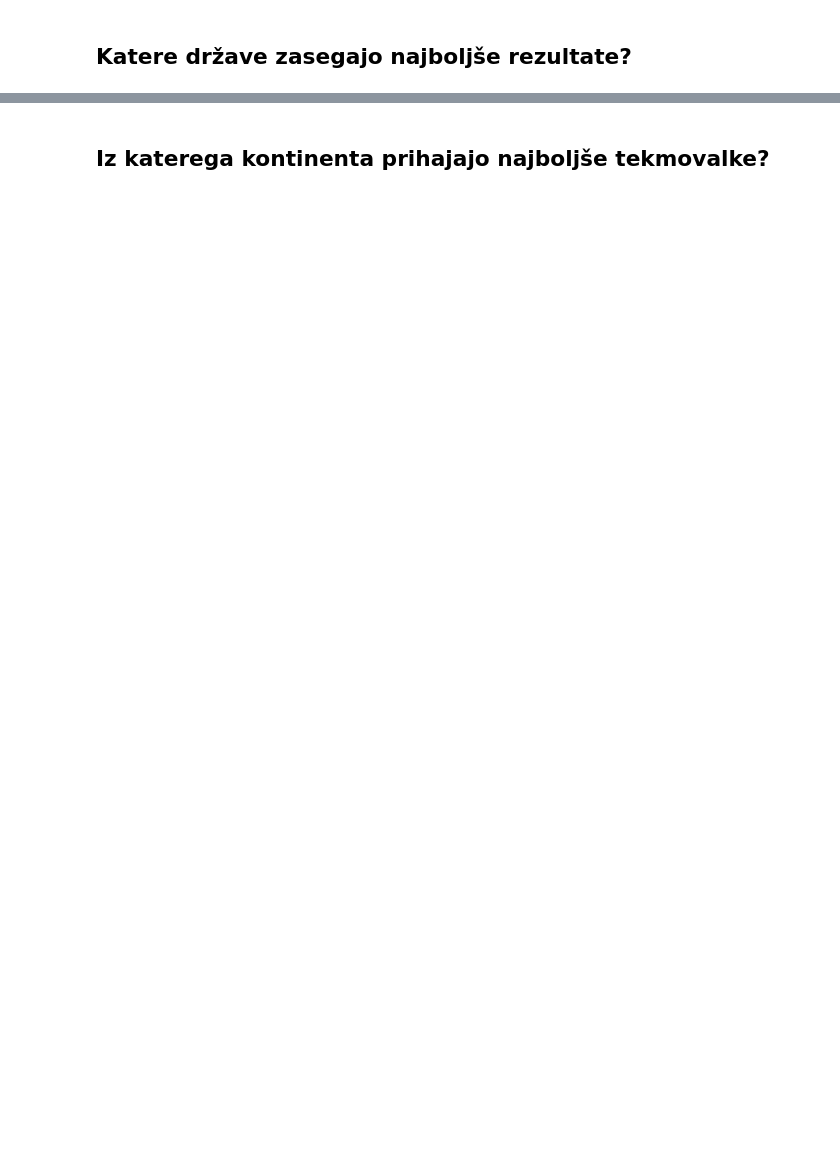
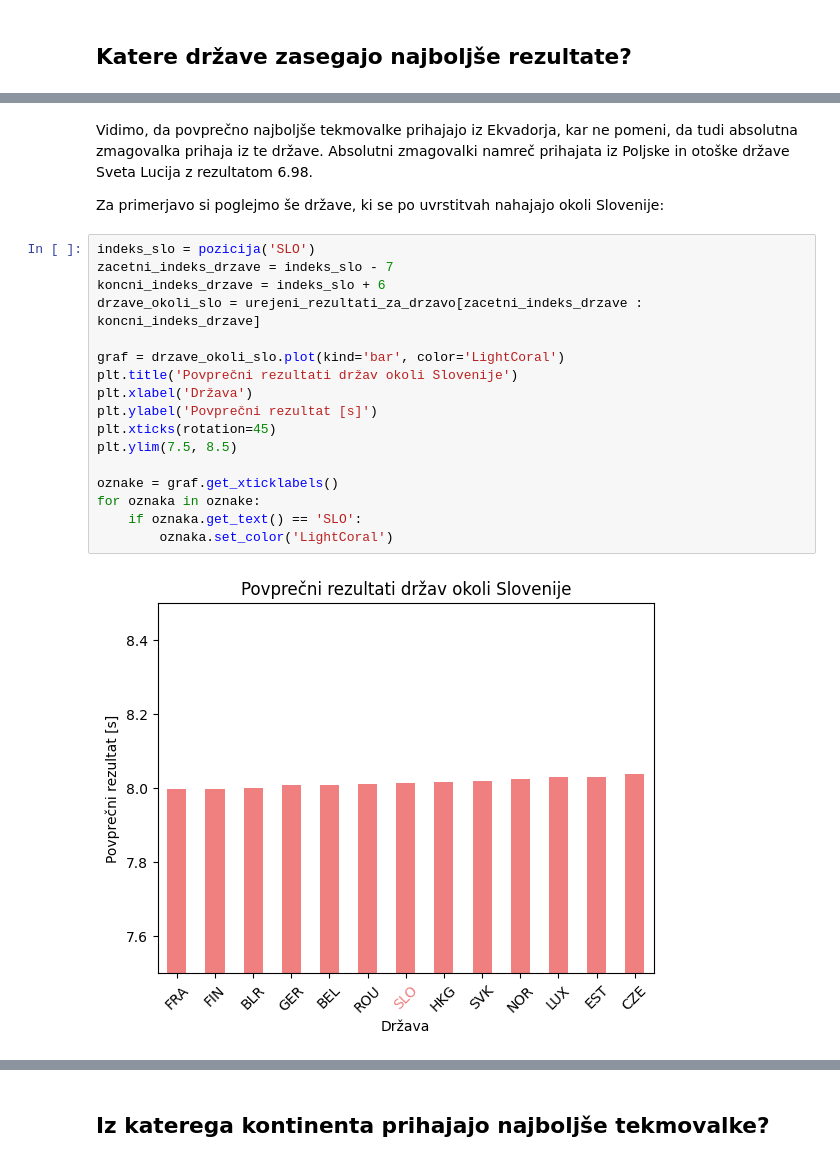
Before and after one commit to sarapolajnar/Projektna-naloga-UVP, a Jupyter notebook: analiza.ipynb, the cells around one changed output, grey strips where cells are left out. Saved outputs shown, nothing was run; the diff lists cells and outputs as text; blank space fills up the shorter version.

```diff
--- a/analiza.ipynb
+++ b/analiza.ipynb
@@ -84,0 +123,23 @@ Text(0, 0.5, 'Povprečni rezultat [s]')
+# %% [markdown]
+Vidimo, da povprečno najboljše tekmovalke prihajajo iz Ekvadorja, kar ne pomeni, da tudi absolutna zmagovalka prihaja iz te države. Absolutni zmagovalki namreč prihajata iz Poljske in otoške države Sveta Lucija z rezultatom 6.98.
+
+Za primerjavo si poglejmo še države, ki se po uvrstitvah nahajajo okoli Slovenije:
+# %%
+indeks_slo = pozicija('SLO')
+zacetni_indeks_drzave = indeks_slo - 7
+koncni_indeks_drzave = indeks_slo + 6
+drzave_okoli_slo = urejeni_rezultati_za_drzavo[zacetni_indeks_drzave : koncni_indeks_drzave]
+
+graf = drzave_okoli_slo.plot(kind='bar', color='LightCoral')
+plt.title('Povprečni rezultati držav okoli Slovenije')
+plt.xlabel('Država')
+plt.ylabel('Povprečni rezultat [s]')
+plt.xticks(rotation=45)
+plt.ylim(7.5, 8.5)
+
+oznake = graf.get_xticklabels()
+for oznaka in oznake:
+    if oznaka.get_text() == 'SLO':
+        oznaka.set_color('LightCoral')
+# %% [output]
+[figure, added]
```
Also changed, not shown: parts of 9 cells of this notebook.
